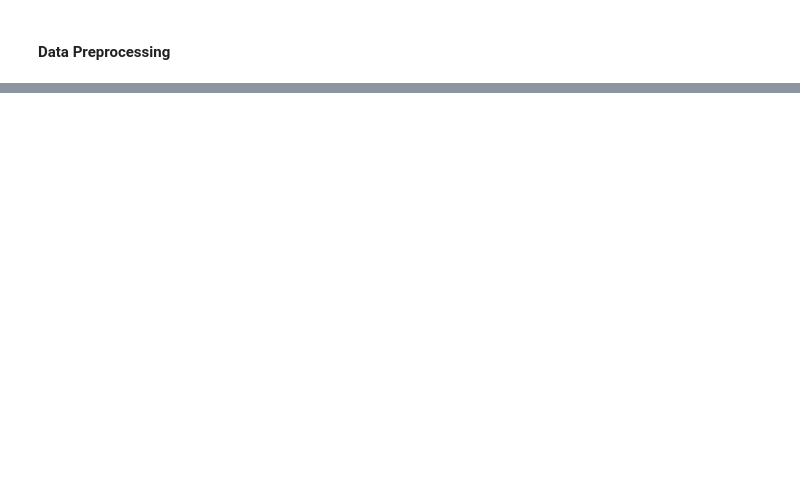
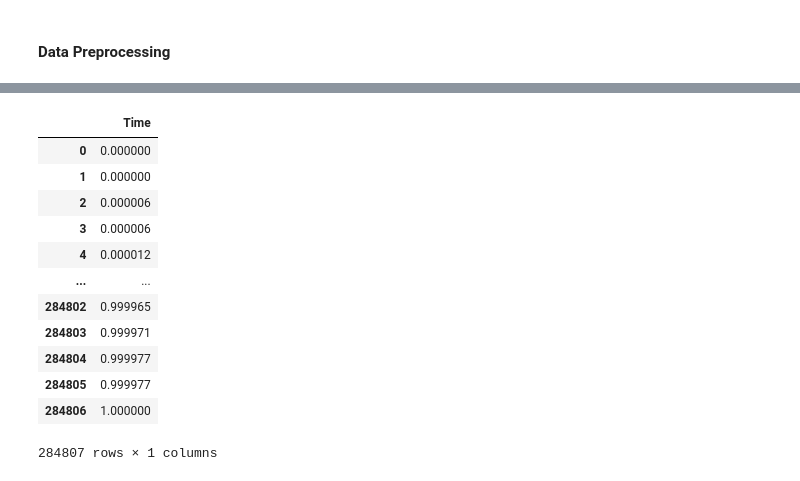
Before and after one commit to mlcodr/Fraud_Detection, a Jupyter notebook: notebooks/fraud_detection_hasnat.ipynb, the cells around one changed output, grey strips where cells are left out. Cells and saved outputs as stored; diff of their text form; code cells hidden in the pictures; blank space fills up the shorter version.

```diff
--- a/notebooks/fraud_detection_hasnat.ipynb
+++ b/notebooks/fraud_detection_hasnat.ipynb
@@ -156,0 +236,16 @@ new_card_data["Amount"].hist()
+# %%
+pd.DataFrame(new_card_data["Time"])
+# %% [output]
+|  | Time |
+| 0 | 0.000000 |
+| 1 | 0.000000 |
+| 2 | 0.000006 |
+| 3 | 0.000006 |
+| 4 | 0.000012 |
+| ... | ... |
+| 284802 | 0.999965 |
+| 284803 | 0.999971 |
+| 284804 | 0.999977 |
+| 284805 | 0.999977 |
+| 284806 | 1.000000 |
+284807 rows × 1 columns
```
Also changed, not shown: parts of 29 cells of this notebook.
